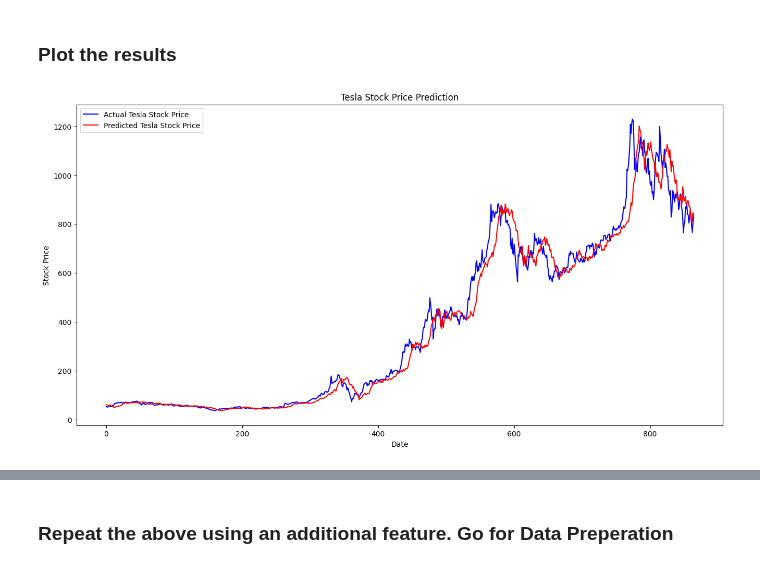
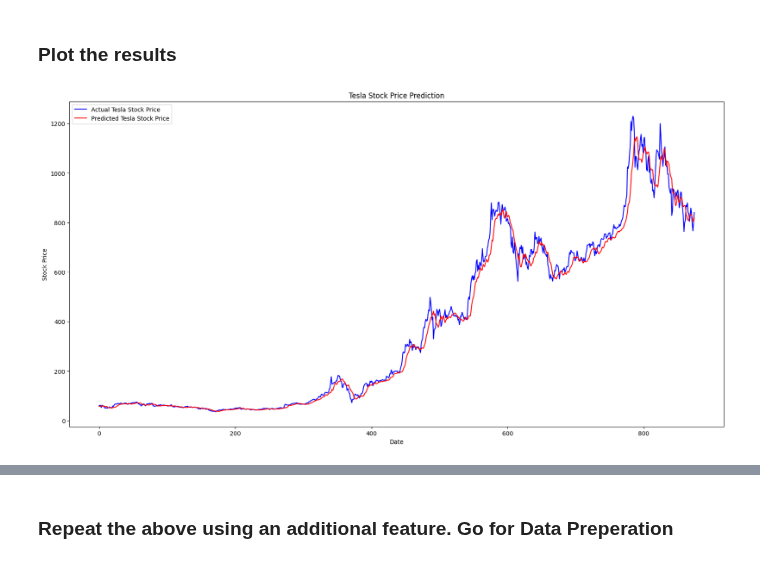
Before and after one commit to mehmet-ercan/MachineLearning, a Jupyter notebook: HW5/HW5_AKCAN_ERCAN_244201001033.ipynb, the cells around one changed output, grey strips where cells are left out. Saved outputs shown, nothing was run; the diff lists cells and outputs as text; code cells hidden in the pictures.

```diff
--- a/HW5/HW5_AKCAN_ERCAN_244201001033.ipynb
+++ b/HW5/HW5_AKCAN_ERCAN_244201001033.ipynb
@@ -251,12 +265,12 @@ test_data = test_data["Close"].tolist()
 # %% [markdown]
 ### Create sequence
 # %%
-def to_sequences(obs, sequence_size):
+def create_sequences_for_transformers(obs, sequence_size):
     x = []
     y = []
 
     for i in range(len(obs) - sequence_size):
-        #print(i)
+        #print(i) # if you wanna see, you will uncomment
         window = obs[i:(i + sequence_size)]
         after_window = obs[i + sequence_size]
         window = [[x] for x in window]
@@ -267,9 +281,9 @@ def to_sequences(obs, sequence_size):
     return np.array(x), np.array(y)
 
 
-seq_length = 20  #  for better performance
-x_train, y_train = to_sequences(train_data, seq_length)
-x_test, y_test = to_sequences(test_data, seq_length)
+seq_length = 10  #  for better performance
+x_train, y_train = create_sequences_for_transformers(train_data, seq_length)
+x_test, y_test = create_sequences_for_transformers(test_data, seq_length)
 
 print("Shape of training set: {}".format(x_train.shape))
 print("Shape of test set: {}".format(x_test.shape))
@@ -322,18 +336,18 @@ def build_model(
 input_shape = x_train.shape[1:]
 
 model = build_model(
-    input_shape,
+    input_shape=input_shape,
+    num_transformer_blocks=4,
     head_size=256,
     num_heads=4,
-    ff_dim=4,
-    num_transformer_blocks=4,
     mlp_units=[128],
     mlp_dropout=0.4,
     dropout=0.25,
+    ff_dim=4,
 )
 
-model.compile(loss="mean_squared_error", optimizer=keras.optimizers.Adam(learning_rate=1e-4))
-callbacks = [keras.callbacks.EarlyStopping(patience=10, restore_best_weights=True)]
+model.compile(optimizer=keras.optimizers.Adam(learning_rate=1e-4), loss="mean_squared_error")
+callbacks = [keras.callbacks.EarlyStopping(restore_best_weights=True, patience=10, )]
 
 model.fit(
     x_train,
@@ -392,13 +406,13 @@ RMSE: 60.105465744908884
 # %% [markdown]
 ### Plot the results
 # %%
-plt.figure(figsize=(16, 8))
+plt.figure(figsize=(20, 10))
 plt.plot(y_test, color='blue', label='Actual Tesla Stock Price')
 plt.plot(pred, color='red', label='Predicted Tesla Stock Price')
 plt.title('Tesla Stock Price Prediction')
 plt.xlabel('Date')
 plt.ylabel('Stock Price')
 plt.legend()
 plt.show()
 # %% [output]
-[figure, old version]
+[figure, new version]
```
Also changed, not shown: parts of 30 cells of this notebook.
